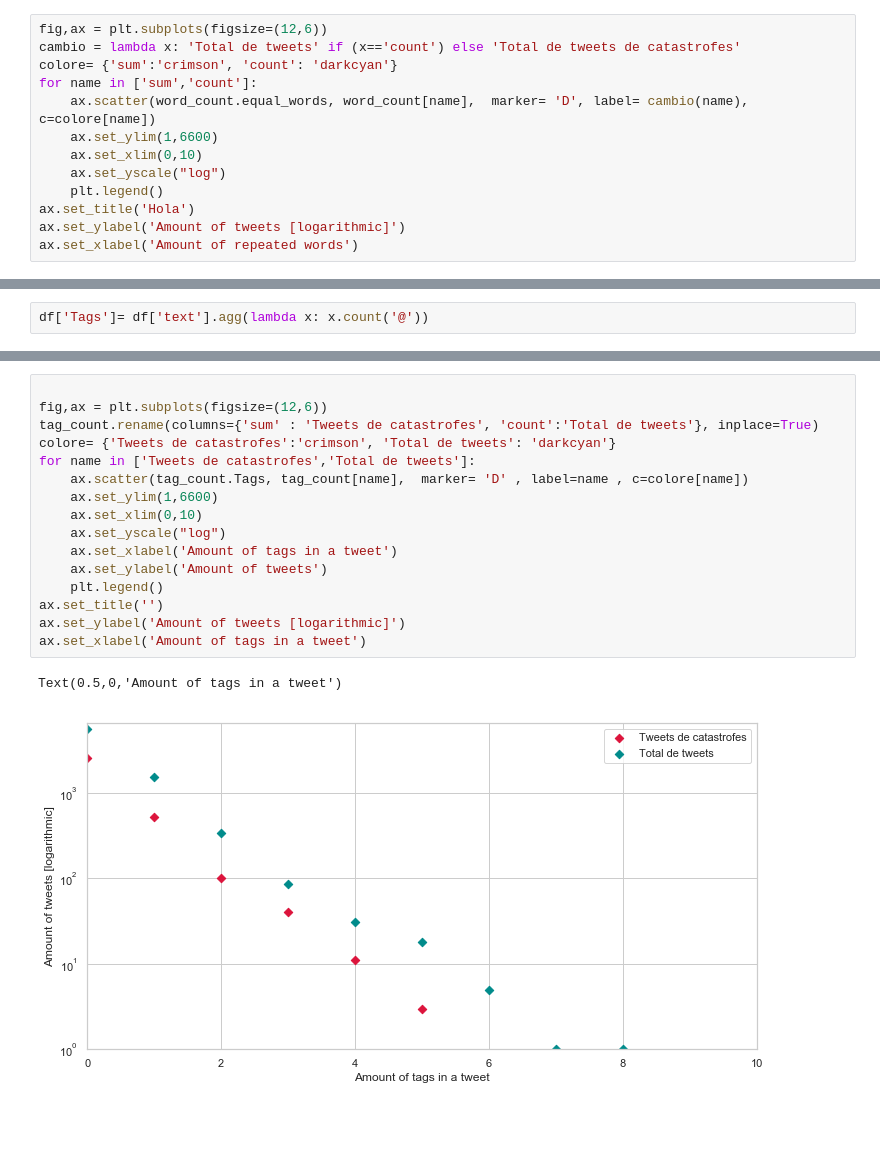
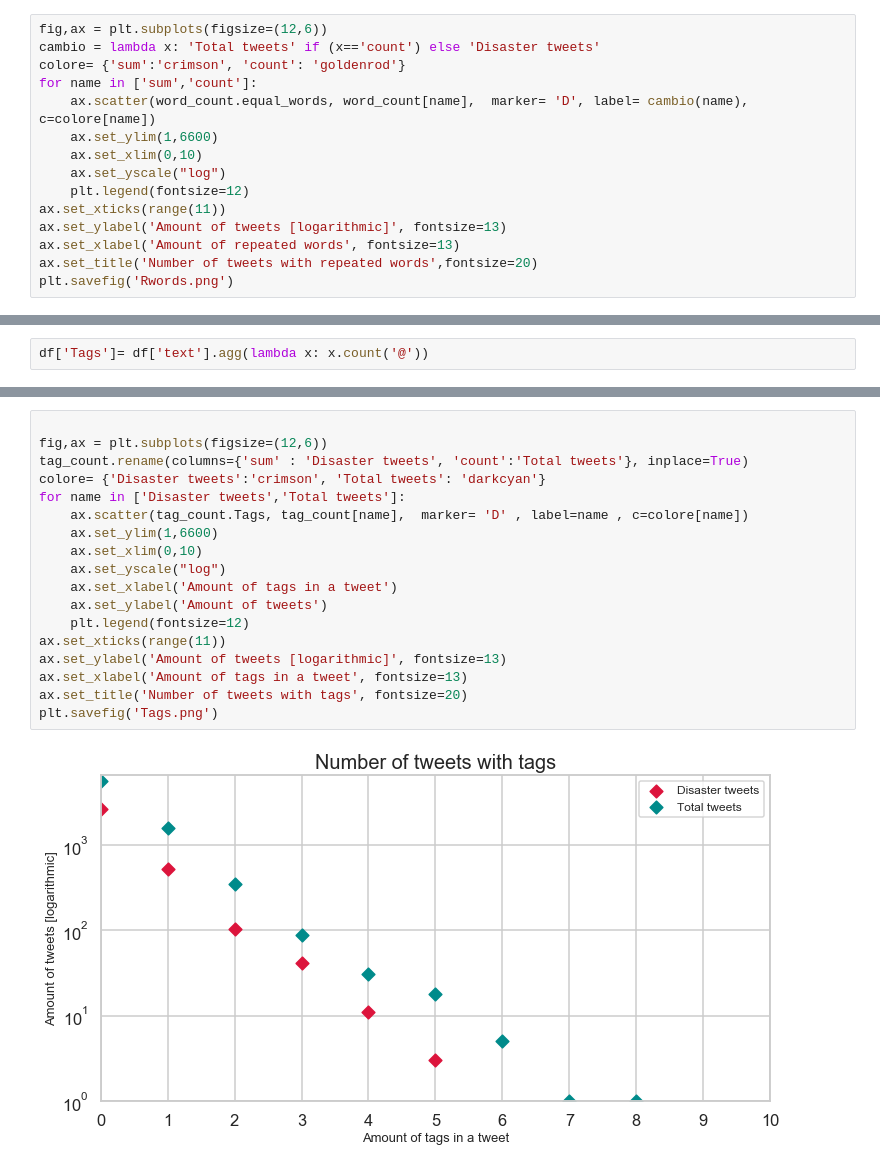
Before and after one commit to AgustinLeguizamon/datos_tp_1, a Jupyter notebook: TP1Martín.ipynb, the cells around one changed output, grey strips where cells are left out. Saved outputs shown, nothing was run; the diff lists cells and outputs as text; blank space fills up the shorter version.

```diff
--- a/TP1Martín.ipynb
+++ b/TP1Martín.ipynb
@@ -289,15 +293,17 @@ word_count.head(30)
 | 8 | 9 | 1 | 1 |
 # %%
 fig,ax = plt.subplots(figsize=(12,6))
-cambio = lambda x: 'Total de tweets' if (x=='count') else 'Total de tweets de catastrofes'
-colore= {'sum':'crimson', 'count': 'darkcyan'}
+cambio = lambda x: 'Total tweets' if (x=='count') else 'Disaster tweets'
+colore= {'sum':'crimson', 'count': 'goldenrod'}
 for name in ['sum','count']:
     ax.scatter(word_count.equal_words, word_count[name],  marker= 'D', label= cambio(name), c=colore[name])
     ax.set_ylim(1,6600)
     ax.set_xlim(0,10)
     ax.set_yscale("log")
-    plt.legend()
-ax.set_title('Hola')
-ax.set_ylabel('Amount of tweets [logarithmic]')
-ax.set_xlabel('Amount of repeated words')
+    plt.legend(fontsize=12)
+ax.set_xticks(range(11))
+ax.set_ylabel('Amount of tweets [logarithmic]', fontsize=13)
+ax.set_xlabel('Amount of repeated words', fontsize=13)
+ax.set_title('Number of tweets with repeated words',fontsize=20)
+plt.savefig('Rwords.png')
 # %% [output]
@@ -322,20 +327,21 @@ tag_count.head(20)
 # %%
 
 fig,ax = plt.subplots(figsize=(12,6))
-tag_count.rename(columns={'sum' : 'Tweets de catastrofes', 'count':'Total de tweets'}, inplace=True)
-colore= {'Tweets de catastrofes':'crimson', 'Total de tweets': 'darkcyan'}
-for name in ['Tweets de catastrofes','Total de tweets']:
+tag_count.rename(columns={'sum' : 'Disaster tweets', 'count':'Total tweets'}, inplace=True)
+colore= {'Disaster tweets':'crimson', 'Total tweets': 'darkcyan'}
+for name in ['Disaster tweets','Total tweets']:
     ax.scatter(tag_count.Tags, tag_count[name],  marker= 'D' , label=name , c=colore[name])
     ax.set_ylim(1,6600)
     ax.set_xlim(0,10)
     ax.set_yscale("log")
     ax.set_xlabel('Amount of tags in a tweet')
     ax.set_ylabel('Amount of tweets')
-    plt.legend()
-ax.set_title('')
-ax.set_ylabel('Amount of tweets [logarithmic]')
-ax.set_xlabel('Amount of tags in a tweet')
+    plt.legend(fontsize=12)
+ax.set_xticks(range(11))
+ax.set_ylabel('Amount of tweets [logarithmic]', fontsize=13)
+ax.set_xlabel('Amount of tags in a tweet', fontsize=13)
+ax.set_title('Number of tweets with tags', fontsize=20)
+plt.savefig('Tags.png')
 # %% [output]
-Text(0.5,0,'Amount of tags in a tweet')
-[figure, old version]
+[figure, new version]
 # %%
```
Also changed, not shown: parts of 22 cells of this notebook.
